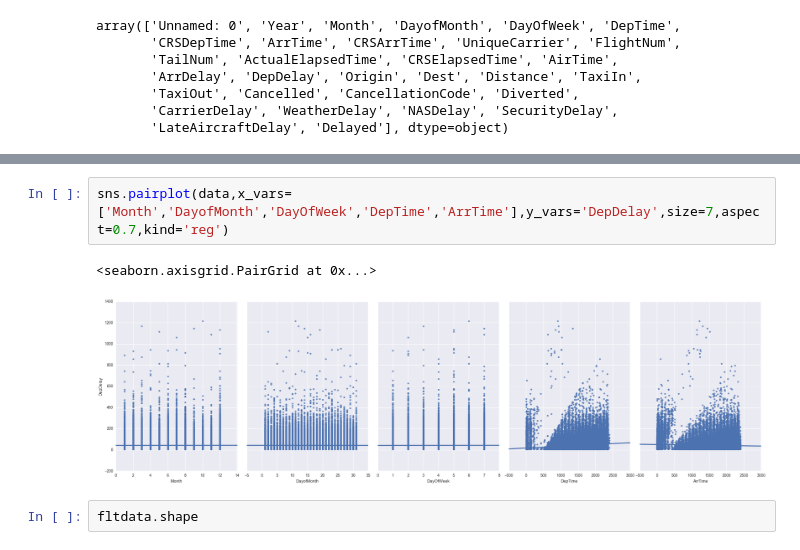
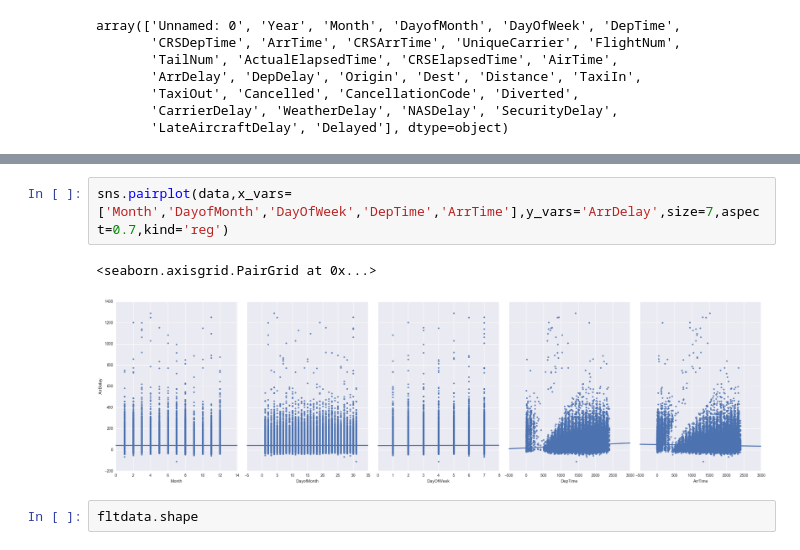
Before and after one commit to github4pp/ds-sf-29, a Jupyter notebook: projects/Project_1_Sub/Final_Project4_Notebook_rough_draft.ipynb, the cells around one changed output, grey strips where cells are left out. Cells and saved outputs as stored; diff of their text form.

```diff
--- a/projects/Project_1_Sub/Final_Project4_Notebook_rough_draft.ipynb
+++ b/projects/Project_1_Sub/Final_Project4_Notebook_rough_draft.ipynb
@@ -289,8 +289,8 @@ sns.pairplot(data,x_vars=['CarrierDelay','WeatherDelay','NASDelay','SecurityDela
 # %%
-sns.pairplot(data,x_vars=['Month','DayofMonth','DayOfWeek','DepTime','ArrTime'],y_vars='DepDelay',size=7,aspect=0.7,kind='reg')
+sns.pairplot(data,x_vars=['Month','DayofMonth','DayOfWeek','DepTime','ArrTime'],y_vars='ArrDelay',size=7,aspect=0.7,kind='reg')
 # %% [output]
 <seaborn.axisgrid.PairGrid at 0x...>
-[figure, old version]
+[figure, new version]
 # %%
 fltdata.shape
 # %% [output]
```
Also changed, not shown: parts of 20 cells of this notebook, 1 other file.
